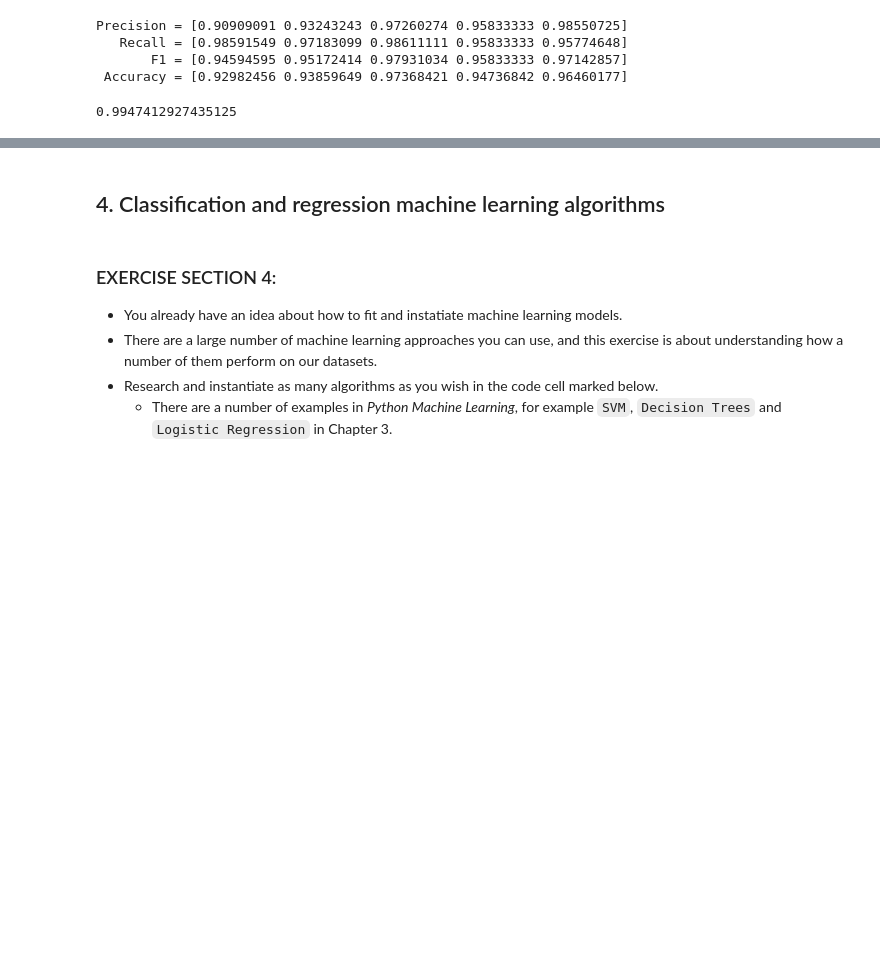
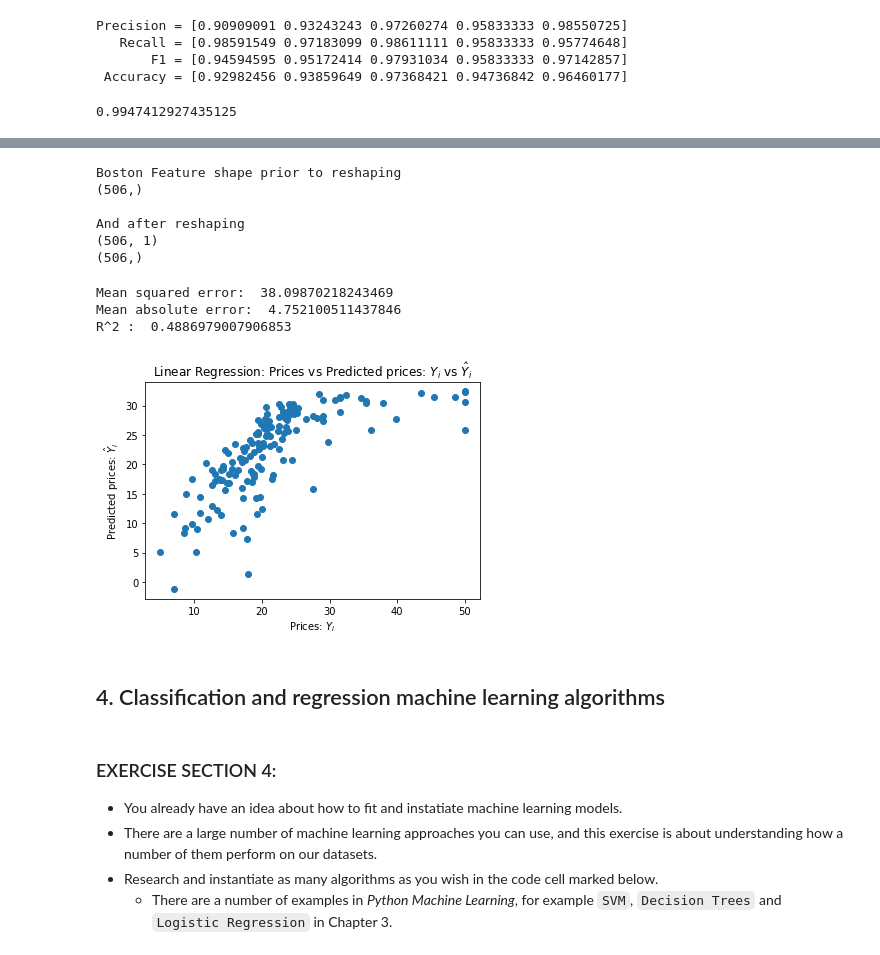
Before and after one commit to arame/Python-Machine-Learning-Code, a Jupyter notebook: Oxford_scikit_learn.ipynb, the cells around one changed output, grey strips where cells are left out. Saved outputs shown, nothing was run; the diff lists cells and outputs as text; code cells hidden in the pictures; blank space fills up the shorter version.

```diff
--- a/Oxford_scikit_learn.ipynb
+++ b/Oxford_scikit_learn.ipynb
@@ -541,3 +558,11 @@ plt.show()
 # %%
 ## EXERCISE SECTION 3: PART 4
 ## Implement a baseline model and evaluation metric for the Boston dataset (regression)
+
+# The selected feature is Percentage of lower status of the population (LSTAT)
+boston_key = "LSTAT"
+feature_lower_status = boston_X[boston_key]
+print("Median values prior to scaling")
+print(feature_lower_status[0:10])
+
+print(f"Labels (house prices): {boston_y[0:10]}")
@@ -544,3 +583,51 @@ plt.show()
+# %%
+## EXERCISE CODE HERE (continued)
+print("\nBoston Feature shape prior to reshaping")
+print(feature_lower_status.shape)
+print("\nAnd after reshaping")
+feature_lower_status = feature_lower_status.values.reshape(-1, 1)
+print(feature_lower_status.shape)
+print(boston_y.shape)
+# %% [output]
+Boston Feature shape prior to reshaping
+(506,)
+
+And after reshaping
+(506, 1)
+(506,)
+# %%
+## EXERCISE CODE HERE (continued)
+def get_metrics(Y_test, Y_pred, title):
+    # this block of code returns all the metrics we are interested in
+    mse = metrics.mean_squared_error(Y_test, Y_pred)
+    msa = metrics.mean_absolute_error(Y_test, Y_pred)
+    r2 = metrics.r2_score(Y_test, Y_pred)
+
+    print("Mean squared error: ", mse)
+    print("Mean absolute error: ", msa)
+    print("R^2 : ", r2)
+
+    # this creates a chart plotting predicted and actual
+    plt.scatter(Y_test, Y_pred)
+    plt.xlabel("Prices: $Y_i$")
+    plt.ylabel("Predicted prices: $\hat{Y}_i$")
+    plt.title(title + " Prices vs Predicted prices: $Y_i$ vs $\hat{Y}_i$")
+# %%
+## EXERCISE CODE HERE (continued)
+from sklearn.linear_model import LinearRegression
+# Linear regression is the baseline model
+
+X_btrain, X_btest, y_btrain, y_btest = train_test_split(feature_lower_status,boston_y, test_size=0.3, random_state=42)
+linear_reg = LinearRegression()
+linear_reg.fit(X_btrain, y_btrain)
+Y_pred = linear_reg.predict(X_btest)
+title = "Linear Regression:"
+get_metrics(y_btest, Y_pred, title)
+# %% [output]
+Mean squared error:  38.09870218243469
+Mean absolute error:  4.752100511437846
+R^2 :  0.4886979007906853
+[figure, added]
 # %% [markdown]
 ## 4. Classification and regression machine learning algorithms
 # %% [markdown]
```
Also changed, not shown: parts of 35 cells of this notebook.
